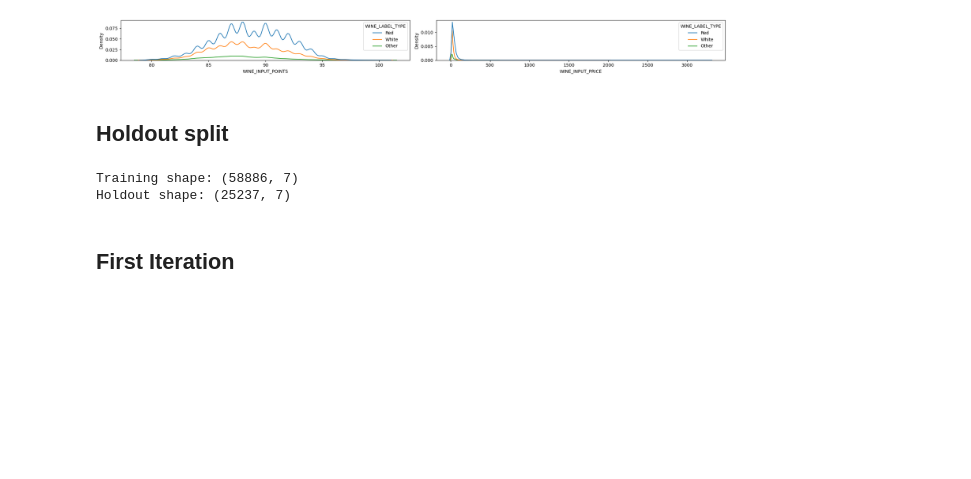
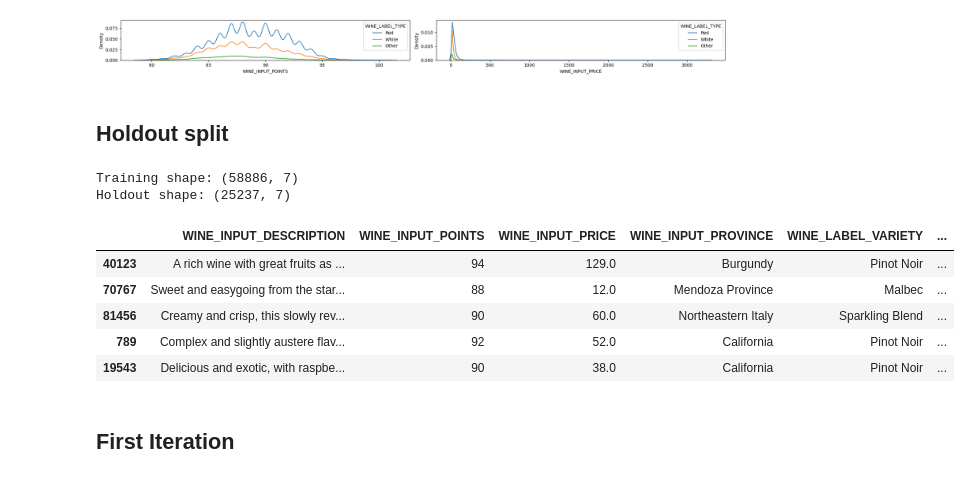
Before and after one commit to c71qu3/ml, a Jupyter notebook: assignment_1/wine_reviews/wine_reviews_model_improved.ipynb, the cells around one changed output. Drawn from its saved outputs; the diff is of its cells as text; code cells hidden in the pictures; blank space fills up the shorter version.

```diff
--- a/assignment_1/wine_reviews/wine_reviews_model_improved.ipynb
+++ b/assignment_1/wine_reviews/wine_reviews_model_improved.ipynb
@@ -257,6 +265,15 @@ print(f"Holdout shape: {df_holdout.shape}")
 # %% [output]
 Training shape: (58886, 7)
 Holdout shape: (25237, 7)
+# %%
+df_holdout.head()
+# %% [output]
+|  | WINE_INPUT_DESCRIPTION | WINE_INPUT_POINTS | WINE_INPUT_PRICE | WINE_INPUT_PROVINCE | WINE_LABEL_VARIETY | ... |
+| 40123 | A rich wine with great fruits as ... | 94 | 129.0 | Burgundy | Pinot Noir | ... |
+| 70767 | Sweet and easygoing from the star... | 88 | 12.0 | Mendoza Province | Malbec | ... |
+| 81456 | Creamy and crisp, this slowly rev... | 90 | 60.0 | Northeastern Italy | Sparkling Blend | ... |
+| 789 | Complex and slightly austere flav... | 92 | 52.0 | California | Pinot Noir | ... |
+| 19543 | Delicious and exotic, with raspbe... | 90 | 38.0 | California | Pinot Noir | ... |
 # %% [markdown]
 ## First Iteration
 # %%
```
Also changed, not shown: parts of 12 cells of this notebook.
